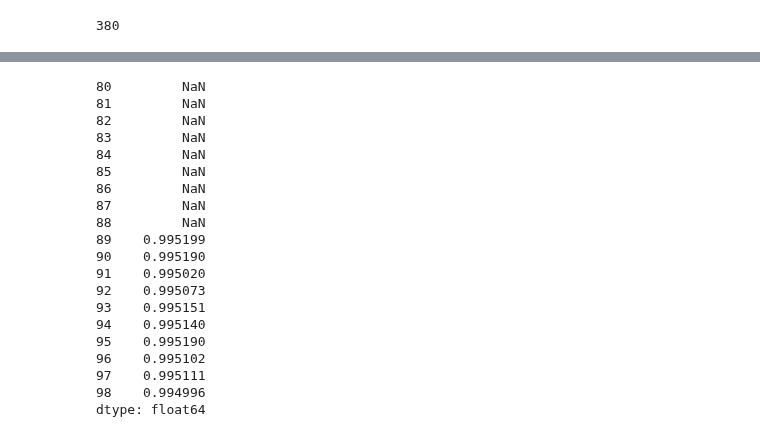
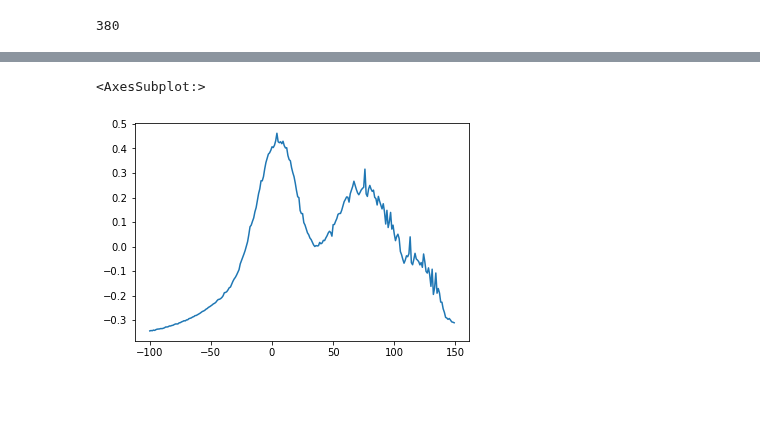
Before and after one commit to severine-baudry/capstone_data_engineer, a Jupyter notebook: covid_corr_weather.ipynb, the cells around one changed output, grey strips where cells are left out. Saved outputs shown, nothing was run; the diff lists cells and outputs as text; code cells hidden in the pictures; blank space fills up the shorter version.

Commit message:
explore time-lag between cases and deaths. lag seems to be around 20 days, although some data (NYC) show very unusual pattern. Many outliers in data

```diff
--- a/covid_corr_weather.ipynb
+++ b/covid_corr_weather.ipynb
@@ -389,23 +355,13 @@ plt.plot(intercorr)
-# %%
-corr12[-20:-1]
-# %% [output]
-80         NaN
-81         NaN
-82         NaN
-83         NaN
-84         NaN
-85         NaN
-86         NaN
-87         NaN
-88         NaN
-89    0.995199
-90    0.995190
-91    0.995020
-92    0.995073
-93    0.995151
-94    0.995140
-95    0.995190
-96    0.995102
-97    0.995111
-98    0.994996
-dtype: float64
+# %%
+def intercorrelation(serie1, serie2, lag_range):
+    '''
+    computing the intercorrelation btw serie1 and serie2, with shifts in lag range
+    return a Series indexed by the lag
+    '''
+    return pd.Series( [serie1.astype("float64").corr(serie2.astype("float64").shift(lag)) for lag in lag_range], index = lag_range)
+# %%
+toto = intercorrelation(nyc["daily_deaths"], nyc["daily_cases"], range(-100,150))
+toto.plot()
+# %% [output]
+<AxesSubplot:>
+[figure, added]
```
Also changed, not shown: parts of 14 cells of this notebook.
